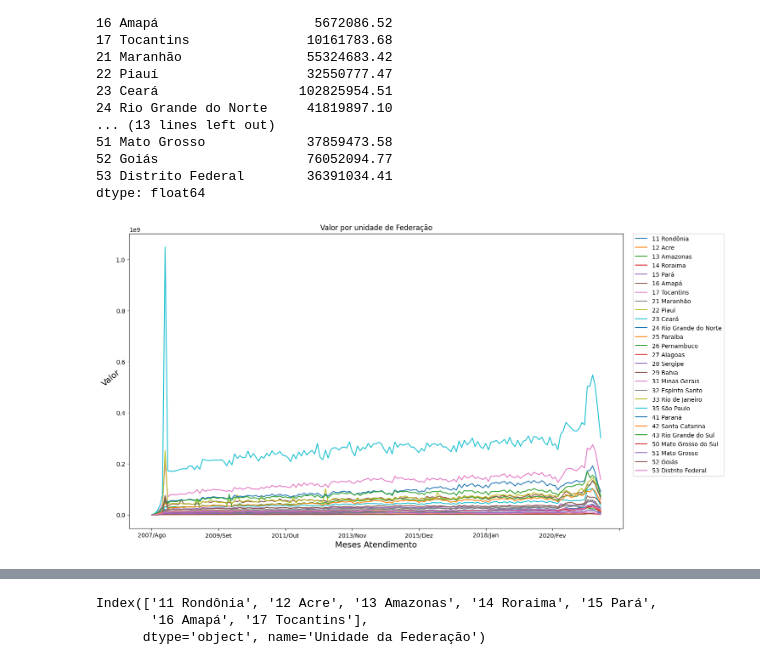
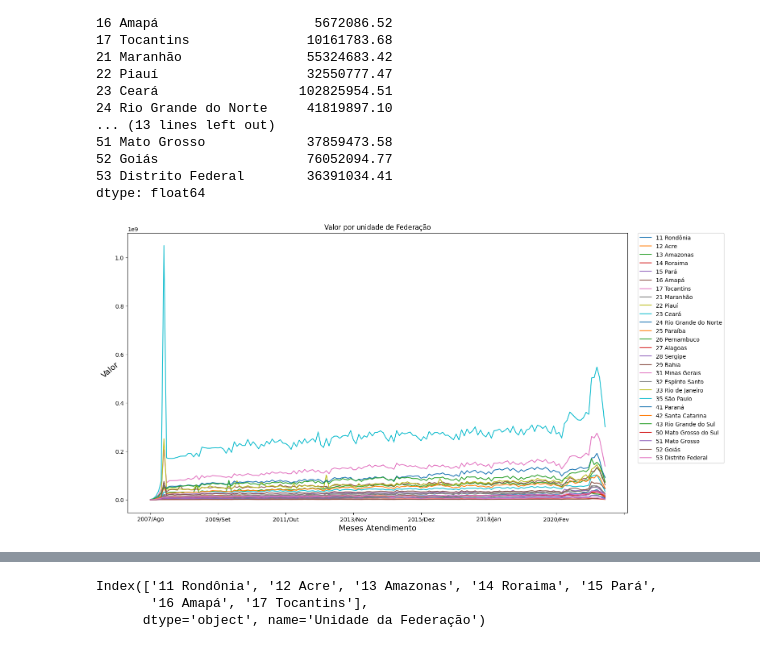
Before and after one commit to DevzsJhonny/Colab_notebooks, a Jupyter notebook: Produção_Hospitalar_Aula_5.ipynb, the cells around one changed output, grey strips where cells are left out. Cells and saved outputs as stored; diff of their text form; code cells hidden in the pictures.

```diff
--- a/Produção_Hospitalar_Aula_5.ipynb
+++ b/Produção_Hospitalar_Aula_5.ipynb
@@ -250,19 +297,17 @@ dtype: float64
 # %%
 import matplotlib.pyplot as plt
 import numpy as np
 
-# para criar o grafico com base no T, reposicionando as linhas e colunas
-dados_usaveis.T.plot(figsize=(15,9))
+dados_usaveis.T.plot(figsize=(16,9))
 
 # para reposicionar a legenda
-#plt.legend(loc=4)
 plt.legend(bbox_to_anchor=(1.02, 1), loc='upper left',borderaxespad=0)
 
 # para criar titulos aos eixos X e Y
 plt.xlabel("Meses Atendimento",size=14)
 plt.ylabel("Valor", size=14, rotation=40)
 
 plt.title("Valor por unidade de Federação")
 plt.show()
 # %% [output]
-[figure, old version]
+[figure, new version]
```
Also changed, not shown: parts of 63 cells of this notebook.
